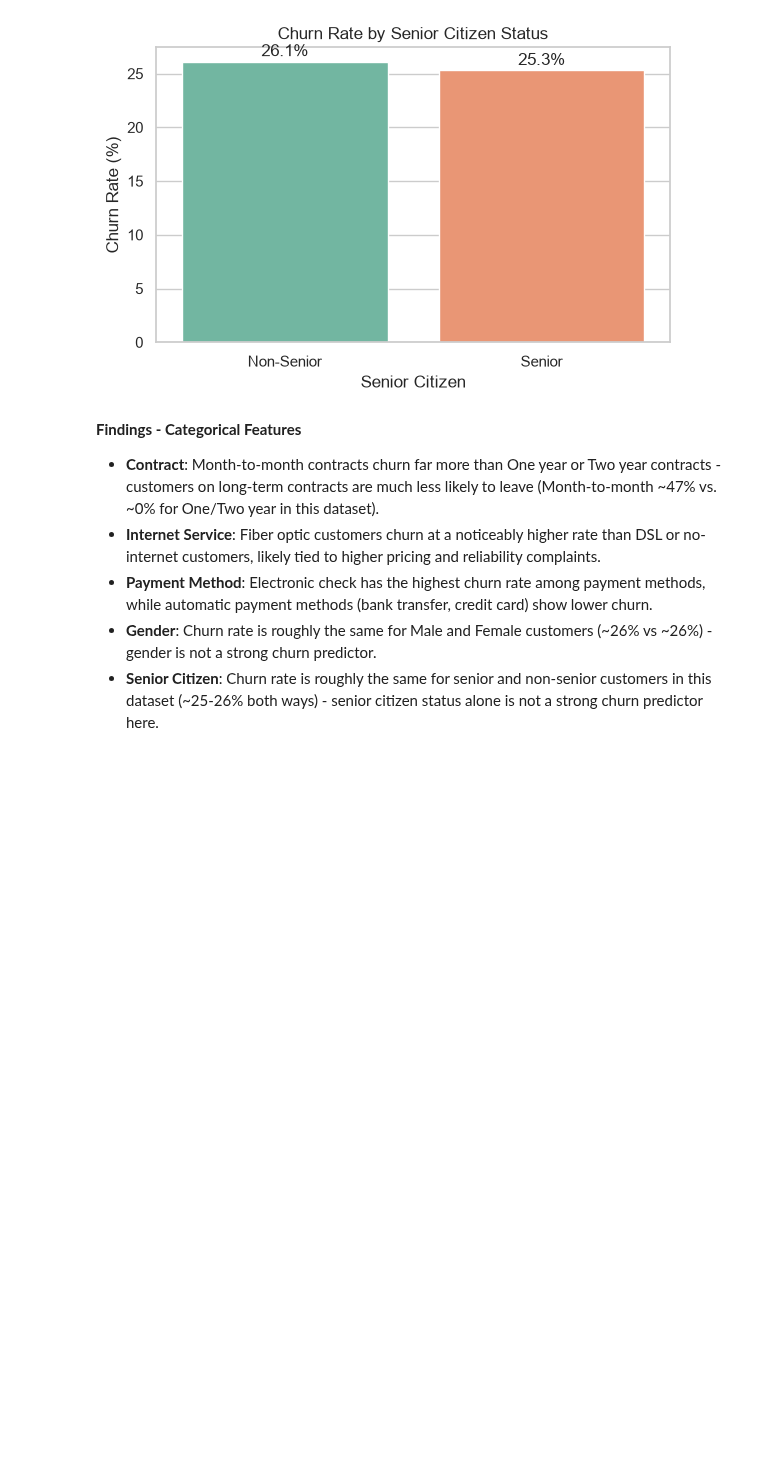
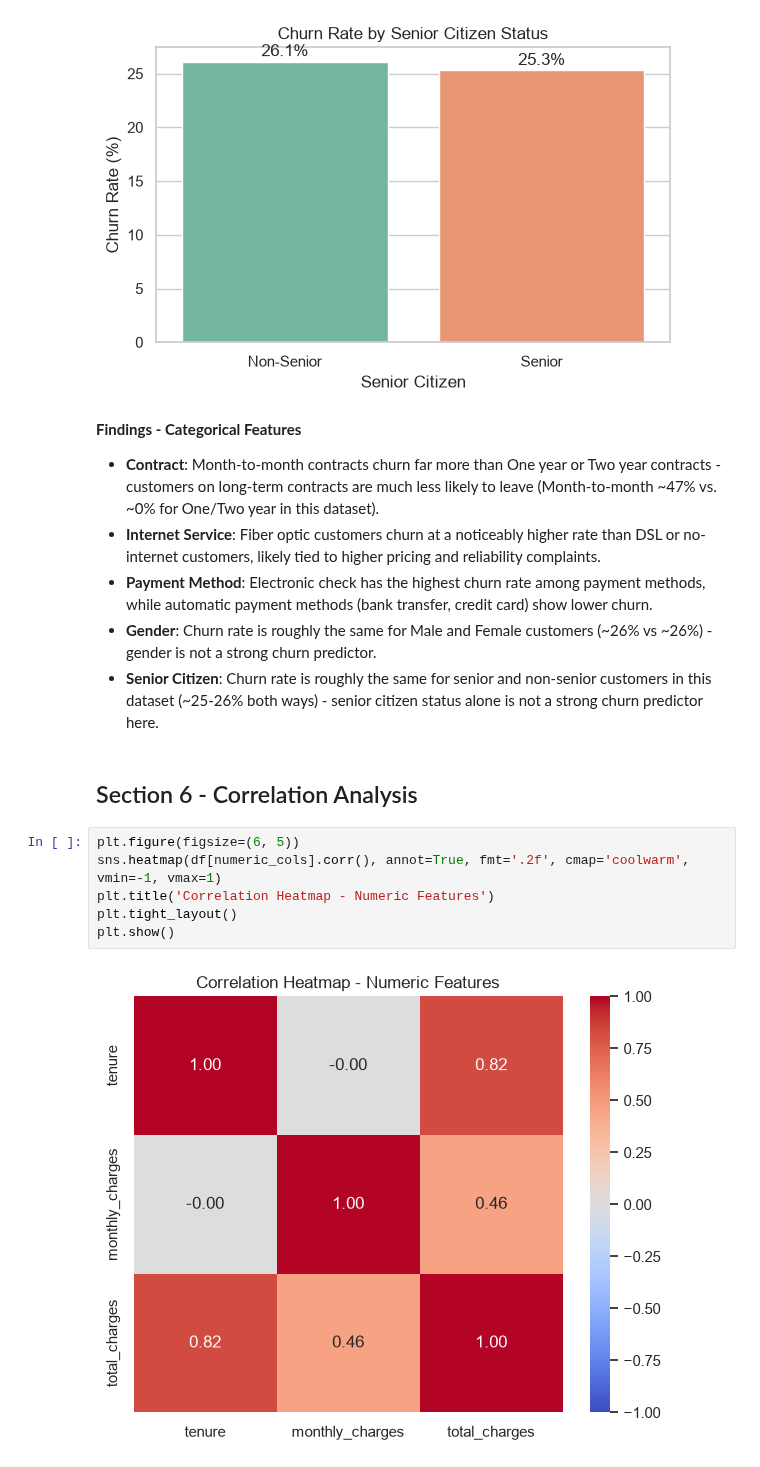
Before and after one commit to raja69reddy/customer-churn-predictor, a Jupyter notebook: notebooks/01_eda.ipynb, the cells around one changed output. Saved outputs shown, nothing was run; the diff lists cells and outputs as text; blank space fills up the shorter version.

Commit message:
Day 3: EDA - correlation analysis

```diff
--- a/notebooks/01_eda.ipynb
+++ b/notebooks/01_eda.ipynb
@@ -273,3 +273,13 @@ plt.show()
 - **Payment Method**: Electronic check has the highest churn rate among payment methods, while automatic payment methods (bank transfer, credit card) show lower churn.
 - **Gender**: Churn rate is roughly the same for Male and Female customers (~26% vs ~26%) - gender is not a strong churn predictor.
 - **Senior Citizen**: Churn rate is roughly the same for senior and non-senior customers in this dataset (~25-26% both ways) - senior citizen status alone is not a strong churn predictor here.
+# %% [markdown]
+## Section 6 - Correlation Analysis
+# %%
+plt.figure(figsize=(6, 5))
+sns.heatmap(df[numeric_cols].corr(), annot=True, fmt='.2f', cmap='coolwarm', vmin=-1, vmax=1)
+plt.title('Correlation Heatmap - Numeric Features')
+plt.tight_layout()
+plt.show()
+# %% [output]
+[figure, added]
```
Also changed, not shown: parts of 4 cells of this notebook.
